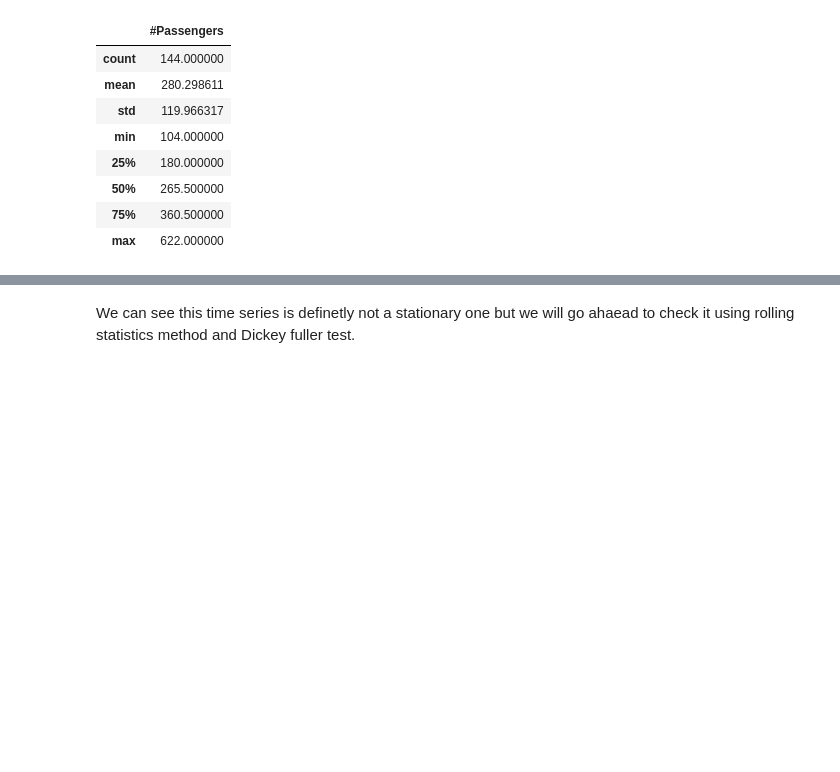
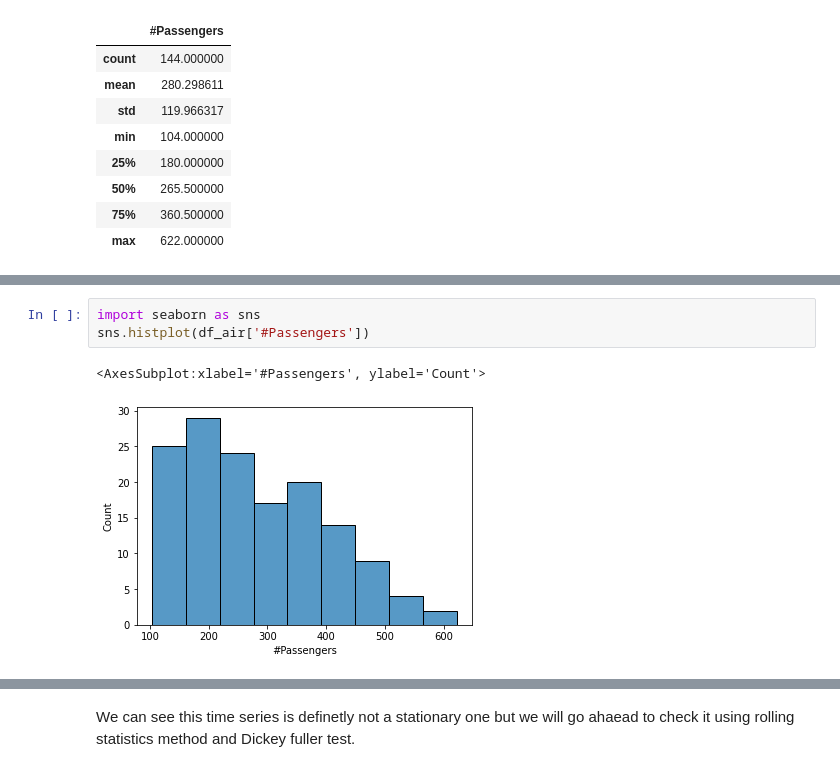
Before and after one commit to nina96/Time-series, a Jupyter notebook: air-passenger.ipynb, the cells around one changed output, grey strips where cells are left out. Cells and saved outputs as stored; diff of their text form; blank space fills up the shorter version.

```diff
--- a/air-passenger.ipynb
+++ b/air-passenger.ipynb
@@ -119,0 +153,6 @@ df_air.describe()
+# %%
+import seaborn as sns
+sns.histplot(df_air['#Passengers'])
+# %% [output]
+<AxesSubplot:xlabel='#Passengers', ylabel='Count'>
+[figure, added]
```
Also changed, not shown: parts of 20 cells of this notebook.
